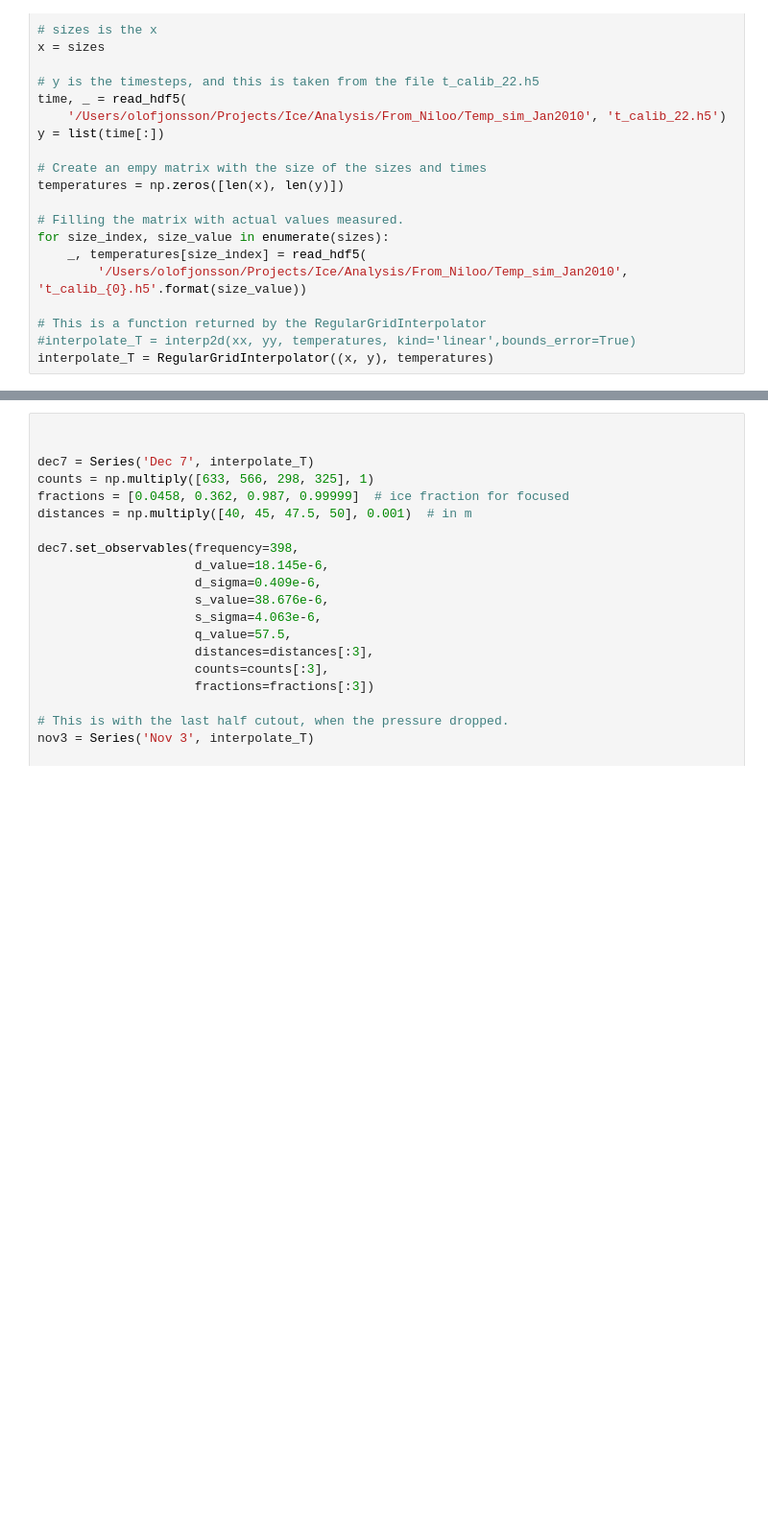
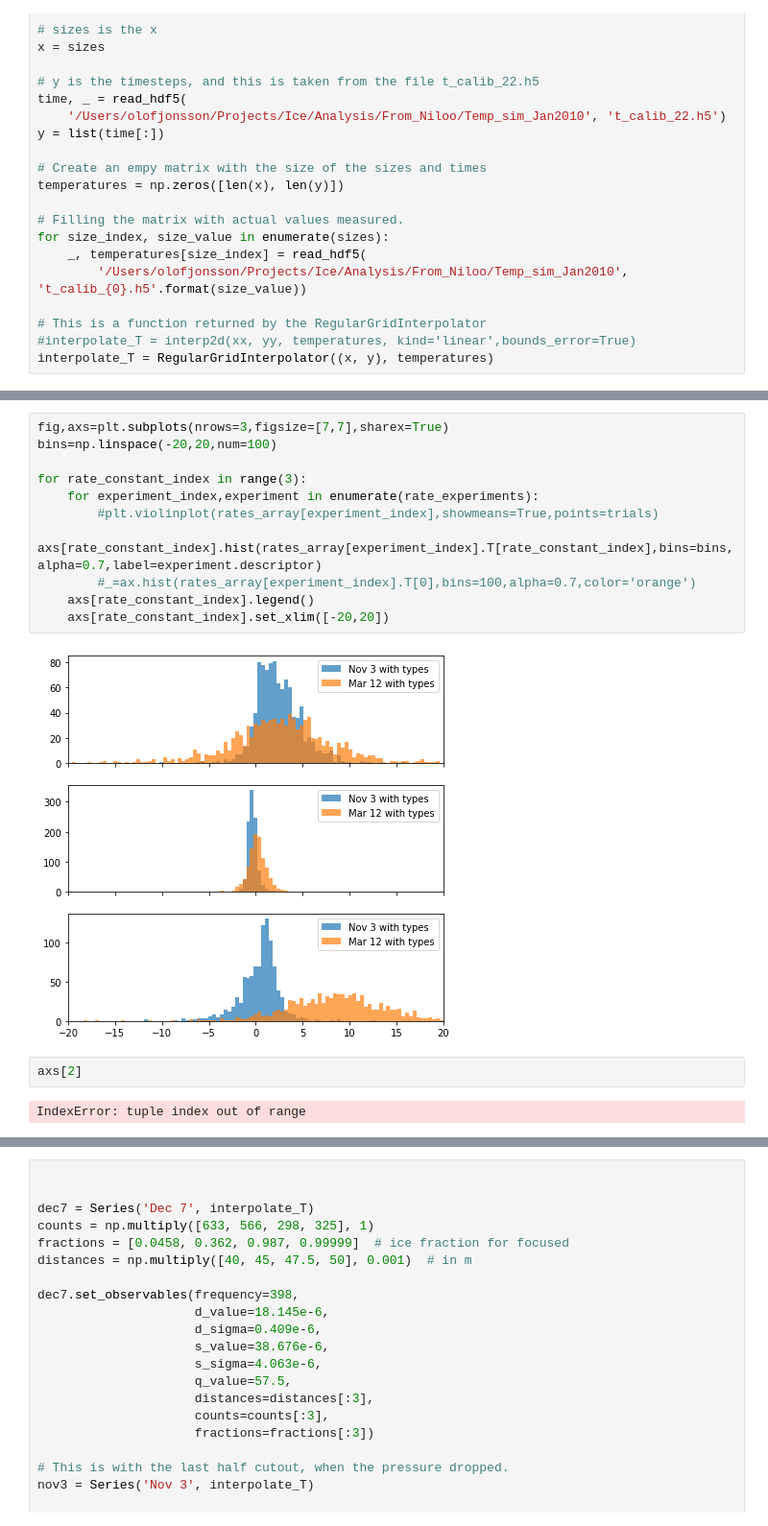
Before and after one commit to Niloo1371/Finding_droplets, a Jupyter notebook: Package/Publication_analysis.ipynb, the cells around one changed output, grey strips where cells are left out. Shown: that part at 96% size. Saved outputs shown, nothing was run; the diff lists cells and outputs as text; blank space fills up the shorter version.

```diff
--- a/Package/Publication_analysis.ipynb
+++ b/Package/Publication_analysis.ipynb
@@ -647,3 +390,20 @@ nov_series.save_column_file()
+# %%
+fig,axs=plt.subplots(nrows=3,figsize=[7,7],sharex=True)
+bins=np.linspace(-20,20,num=100)
+
+for rate_constant_index in range(3):
+    for experiment_index,experiment in enumerate(rate_experiments):
+        #plt.violinplot(rates_array[experiment_index],showmeans=True,points=trials)
+        axs[rate_constant_index].hist(rates_array[experiment_index].T[rate_constant_index],bins=bins,alpha=0.7,label=experiment.descriptor)
+        #_=ax.hist(rates_array[experiment_index].T[0],bins=100,alpha=0.7,color='orange')
+    axs[rate_constant_index].legend()
+    axs[rate_constant_index].set_xlim([-20,20])
+# %% [output]
+[figure, added]
+# %%
+axs[2]
+# %% [output]
+IndexError: tuple index out of range
 # %%
 
 
```
Also changed, not shown: parts of 29 cells of this notebook, 1 other file.
